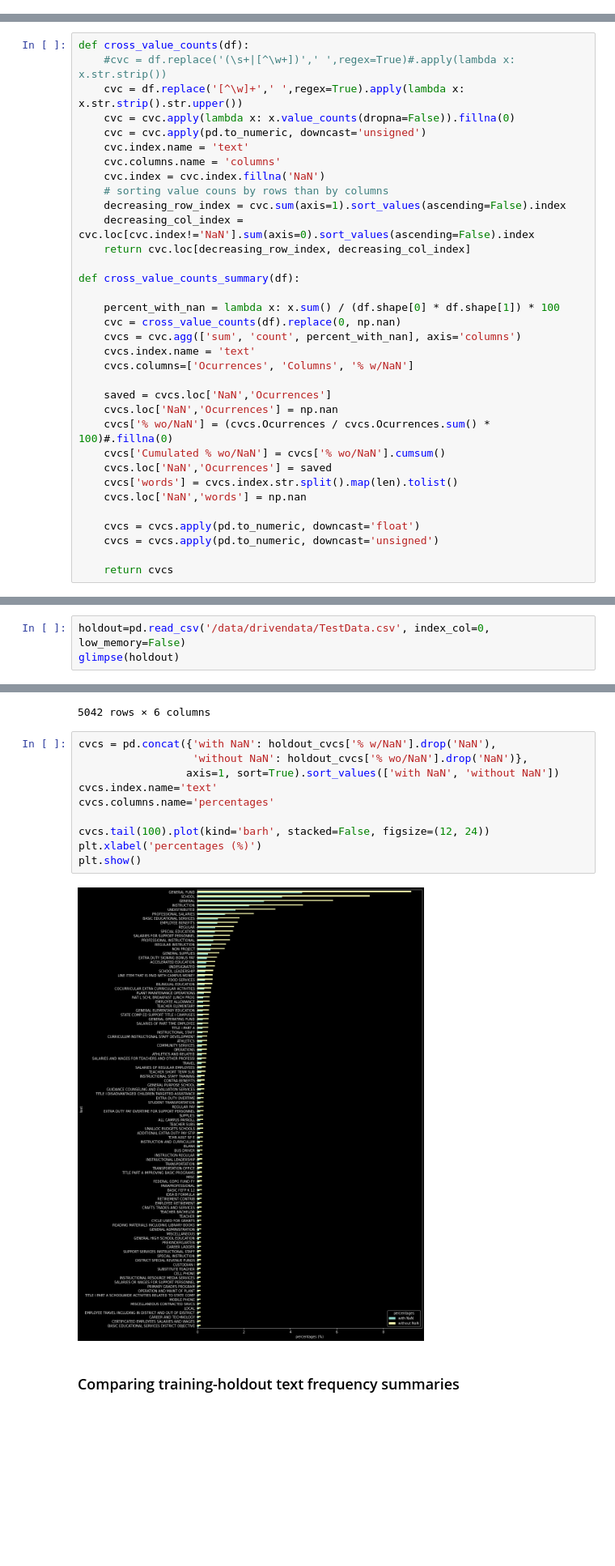
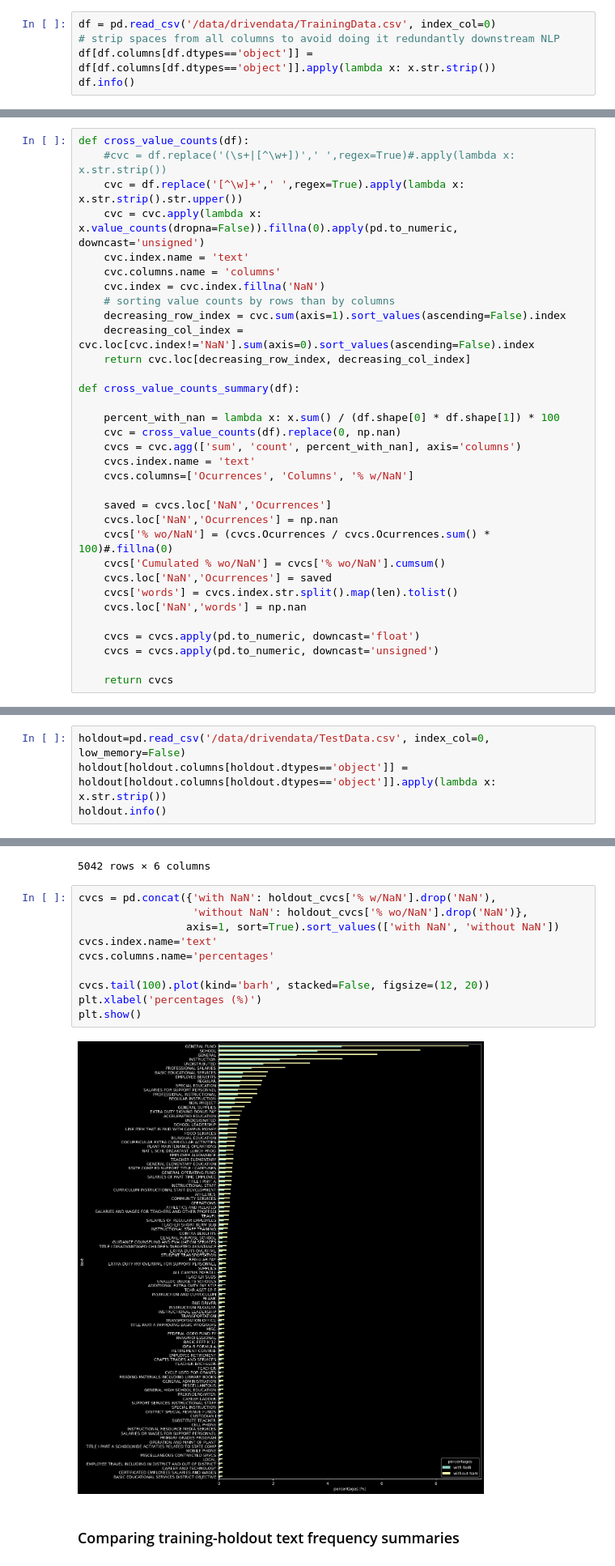
Before and after one commit to mauriciocramos/school-budgets, a Jupyter notebook: notebooks/1-Analysis.ipynb, the cells around one changed output, grey strips where cells are left out. Shown at 81% size. Drawn from its saved outputs; the diff is of its cells as text; blank space fills up the shorter version.

```diff
--- a/notebooks/1-Analysis.ipynb
+++ b/notebooks/1-Analysis.ipynb
@@ -120,0 +91,5 @@ memory usage: 548.5 MB
+# %%
+df = pd.read_csv('/data/drivendata/TrainingData.csv', index_col=0)
+# strip spaces from all columns to avoid doing it redundantly downstream NLP
+df[df.columns[df.dtypes=='object']] = df[df.columns[df.dtypes=='object']].apply(lambda x: x.str.strip())
+df.info()
@@ -561,12 +603,11 @@ The `cross_value_counts()` function includes missing counts.
 def cross_value_counts(df):
     #cvc = df.replace('(\s+|[^\w+])',' ',regex=True)#.apply(lambda x: x.str.strip())
     cvc = df.replace('[^\w]+',' ',regex=True).apply(lambda x: x.str.strip().str.upper())
-    cvc = cvc.apply(lambda x: x.value_counts(dropna=False)).fillna(0)
-    cvc = cvc.apply(pd.to_numeric, downcast='unsigned')
+    cvc = cvc.apply(lambda x: x.value_counts(dropna=False)).fillna(0).apply(pd.to_numeric, downcast='unsigned')
     cvc.index.name = 'text'
     cvc.columns.name = 'columns'
     cvc.index = cvc.index.fillna('NaN')
-    # sorting value couns by rows than by columns
+    # sorting value counts by rows than by columns
     decreasing_row_index = cvc.sum(axis=1).sort_values(ascending=False).index
     decreasing_col_index = cvc.loc[cvc.index!='NaN'].sum(axis=0).sort_values(ascending=False).index
     return cvc.loc[decreasing_row_index, decreasing_col_index]
@@ -788,7 +804,8 @@ dummy_labels.mean().sort_values().plot(kind='barh', figsize=(12,24)); plt.show()
 This holdout dataset has no labels due to the secrecy of the competition
 # %%
 holdout=pd.read_csv('/data/drivendata/TestData.csv', index_col=0, low_memory=False)
-glimpse(holdout)
+holdout[holdout.columns[holdout.dtypes=='object']] = holdout[holdout.columns[holdout.dtypes=='object']].apply(lambda x: x.str.strip())
+holdout.info()
 # %% [output]
 <class 'pandas.core.frame.DataFrame'>
 Int64Index: 50064 entries, 180042 to 249087
@@ -1080,15 +1089,15 @@ holdout_cvcs
 # %%
 cvcs = pd.concat({'with NaN': holdout_cvcs['% w/NaN'].drop('NaN'),
                   'without NaN': holdout_cvcs['% wo/NaN'].drop('NaN')},
                  axis=1, sort=True).sort_values(['with NaN', 'without NaN'])
 cvcs.index.name='text'
 cvcs.columns.name='percentages'
 
-cvcs.tail(100).plot(kind='barh', stacked=False, figsize=(12, 24))
+cvcs.tail(100).plot(kind='barh', stacked=False, figsize=(12, 20))
 plt.xlabel('percentages (%)')
 plt.show()
 # %% [output]
-[figure, old version]
+[figure, new version]
 # %% [markdown]
 ### Comparing training-holdout text frequency summaries
 # %%
```
Also changed, not shown: parts of 145 cells of this notebook.
